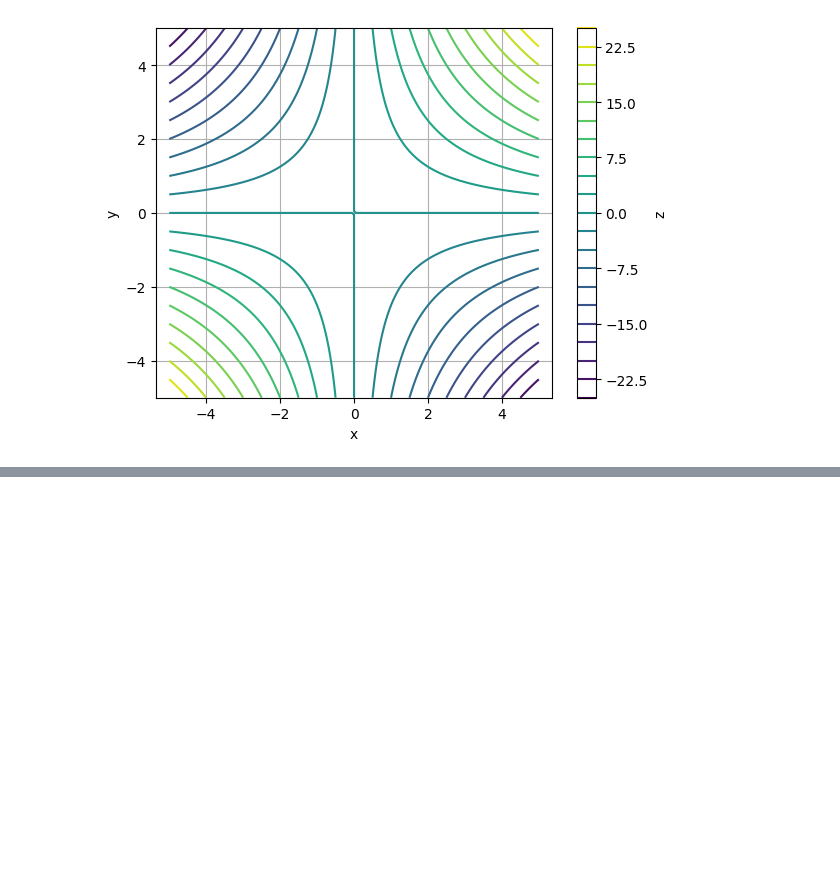
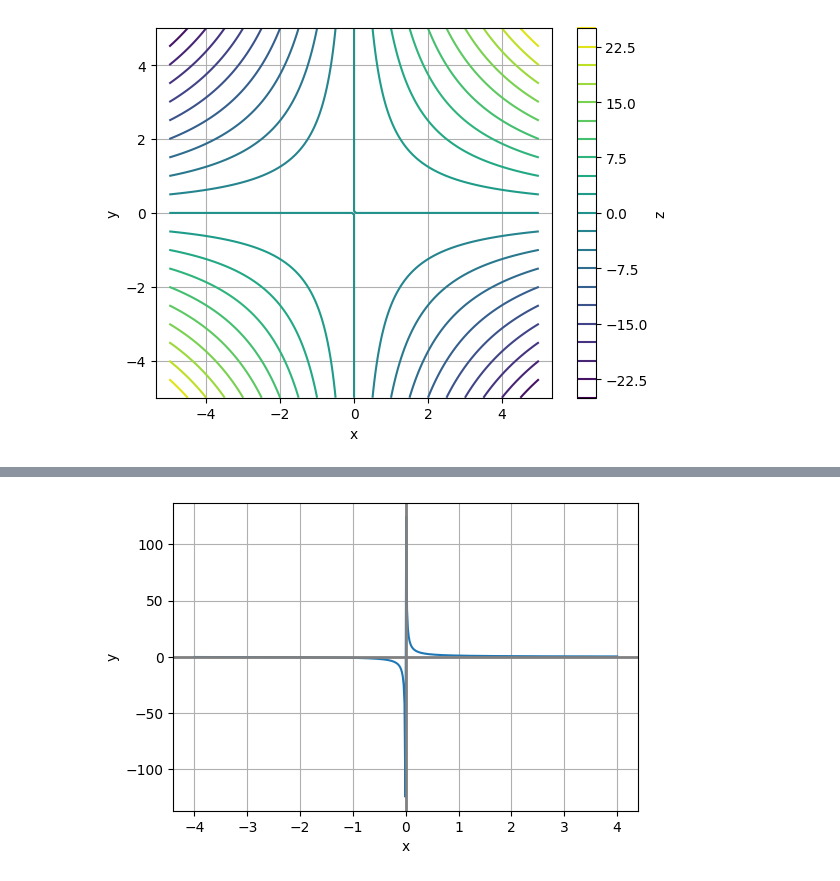
Before and after one commit to k26rahul/Machine-Learning-IITM, a Jupyter notebook: mlf-week-2/Graph-Of-Functions.ipynb, the cells around one changed output, grey strips where cells are left out. Drawn from its saved outputs; the diff is of its cells as text; code cells hidden in the pictures; blank space fills up the shorter version.

```diff
--- a/mlf-week-2/Graph-Of-Functions.ipynb
+++ b/mlf-week-2/Graph-Of-Functions.ipynb
@@ -152,0 +173,6 @@ plotly_surface(X, Y, Z)
+# %%
+x = np.linspace(-4, 4, 500)
+y = 1/x
+plot_xy(x, y)
+# %% [output]
+[figure, added]
```
Also changed, not shown: parts of 8 cells of this notebook, 3 other files.
